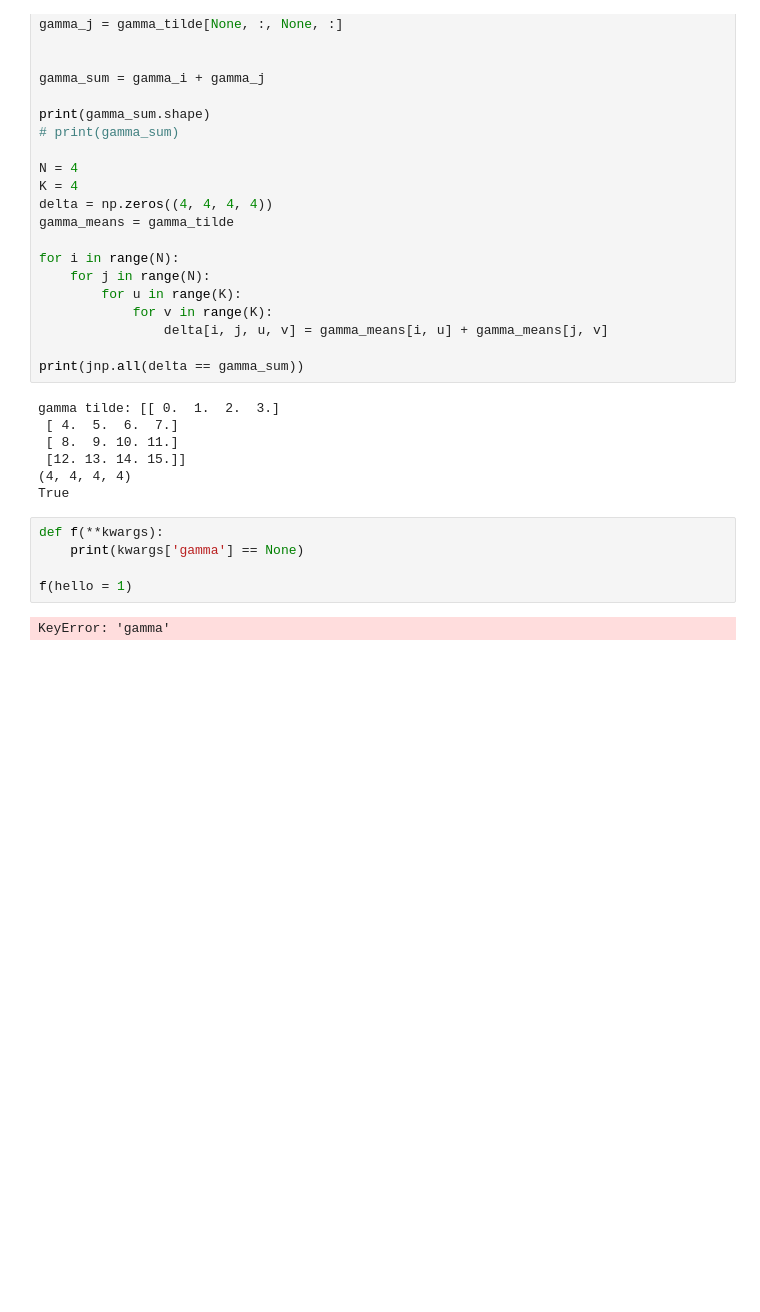
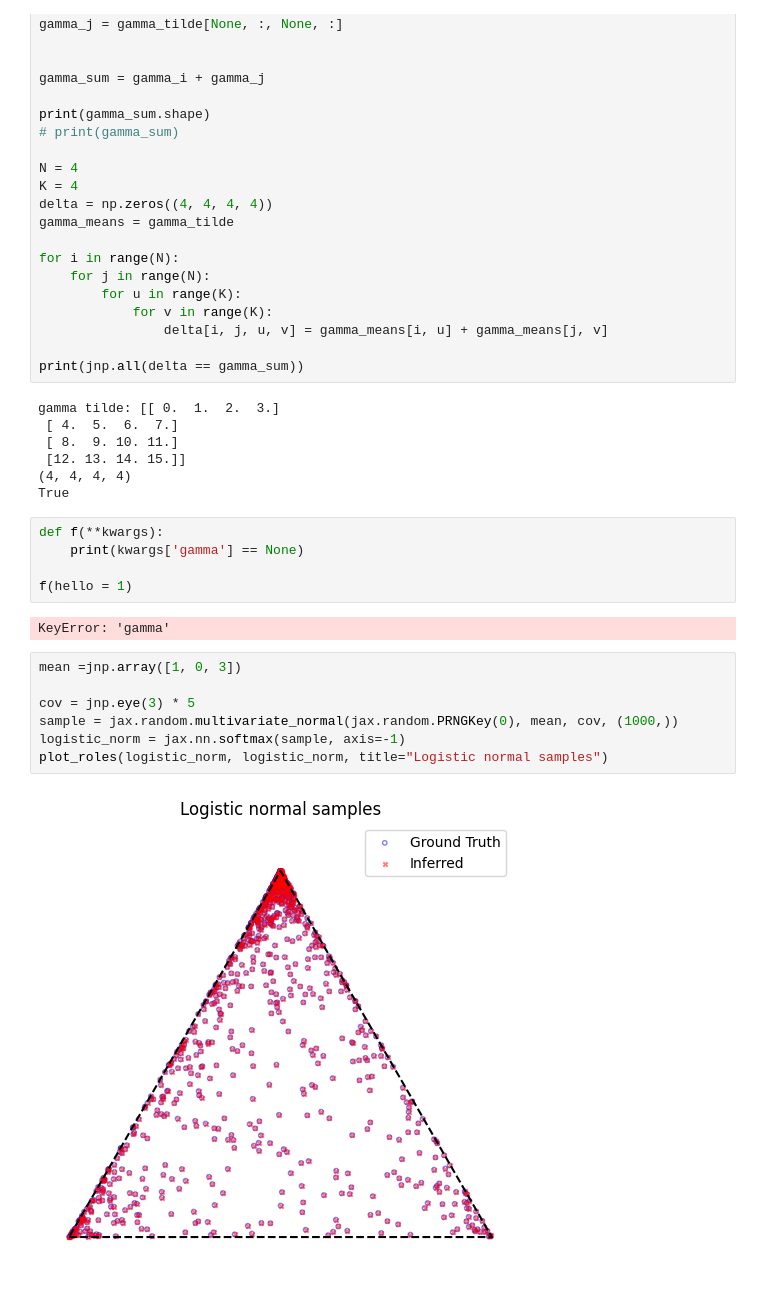
Before and after one commit to LaosAntreas/dMMSB, a Jupyter notebook: LNMMSB.ipynb, the cells around one changed output. Cells and saved outputs as stored; diff of their text form; blank space fills up the shorter version.

```diff
--- a/LNMMSB.ipynb
+++ b/LNMMSB.ipynb
@@ -423,3 +791,12 @@ def f(**kwargs):
 f(hello = 1)
 # %% [output]
 KeyError: 'gamma'
+# %%
+mean =jnp.array([1, 0, 3])
+
+cov = jnp.eye(3) * 5
+sample = jax.random.multivariate_normal(jax.random.PRNGKey(0), mean, cov, (1000,))
+logistic_norm = jax.nn.softmax(sample, axis=-1)
+plot_roles(logistic_norm, logistic_norm, title="Logistic normal samples")
+# %% [output]
+[figure, added]
```
Also changed, not shown: parts of 9 cells of this notebook.
